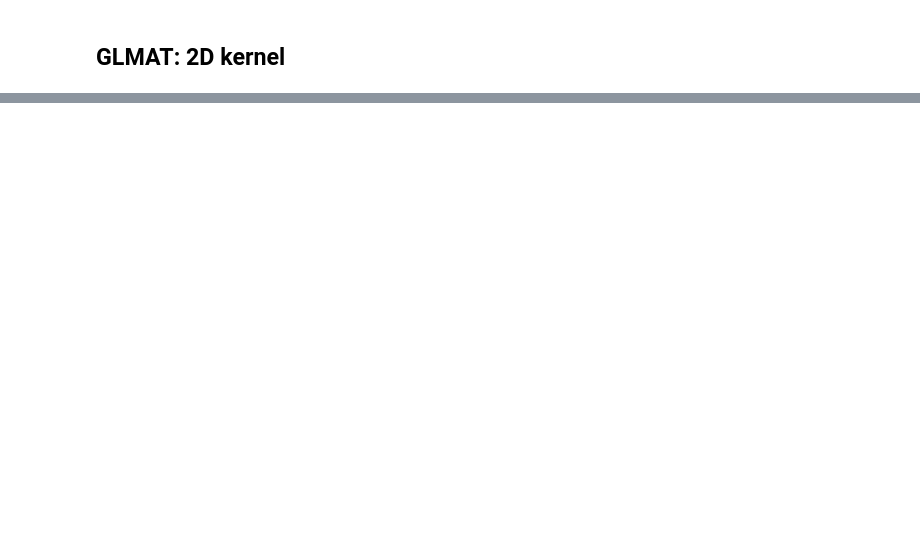
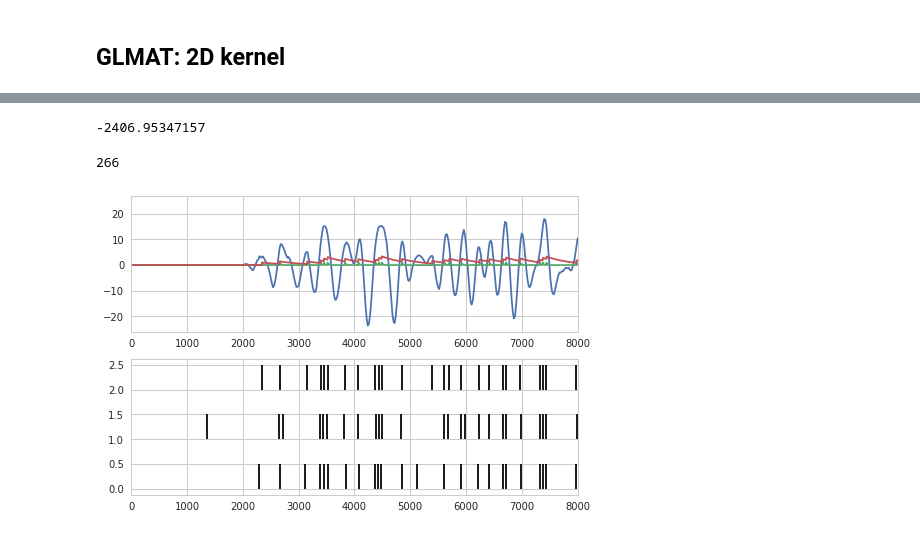
Before and after one commit to melizalab/dstrf, a Jupyter notebook: notebooks/glmat/glmat_2d_twin.ipynb, the cells around one changed output, grey strips where cells are left out. Cells and saved outputs as stored; diff of their text form; code cells hidden in the pictures; blank space fills up the shorter version.

Commit message:
use faster lci_poisson in glmat_2d_twin

```diff
--- a/notebooks/glmat/glmat_2d_twin.ipynb
+++ b/notebooks/glmat/glmat_2d_twin.ipynb
@@ -134,13 +107,38 @@ test_data = data[n_assim:]
+# %%
+data = []
+V = upsample_convolution(filter_stimulus(stim, k1), upsample)
+for i in range(n_assim + n_test):
+    spikes = predict_spikes(V, matparams, model_dt)
+    H = np.c_[mat.predict_adaptation(spikes, matparams[3], model_dt),
+              mat.predict_adaptation(spikes, matparams[4], model_dt)]
+    z = np.nonzero(spikes)[0]
+    d = {"V": V,
+         "H": H,
+         "duration": duration,
+         "spike_t": z,
+         "spike_v": spikes,
+         "lci": lci_poisson(V, H, spikes, matparams, model_dt)
+         }
+    data.append(d)
+
+# split into assimilation and test sets
+assim_data = data[:n_assim]
+test_data = data[n_assim:]
 # %%
 ax1 = plt.subplot(211)
 ax2 = plt.subplot(212)
 ax1.plot(V)
+ax1.plot(H)
 for i, d in enumerate(data):
     ax2.vlines(d["spike_t"], i, i + 0.5)
 ax1.set_xlim(0, 8000)
 ax2.set_xlim(0, 8000)
 print(sum(d["lci"] for d in data))
 len(data[0]["spike_t"])
+# %% [output]
+-2406.95347157
+266
+[figure, added]
 # %%
 # estimate parameters using emcee
 from neurofit import priors, costs, utils, startpos
```
Also changed, not shown: parts of 6 cells of this notebook.
